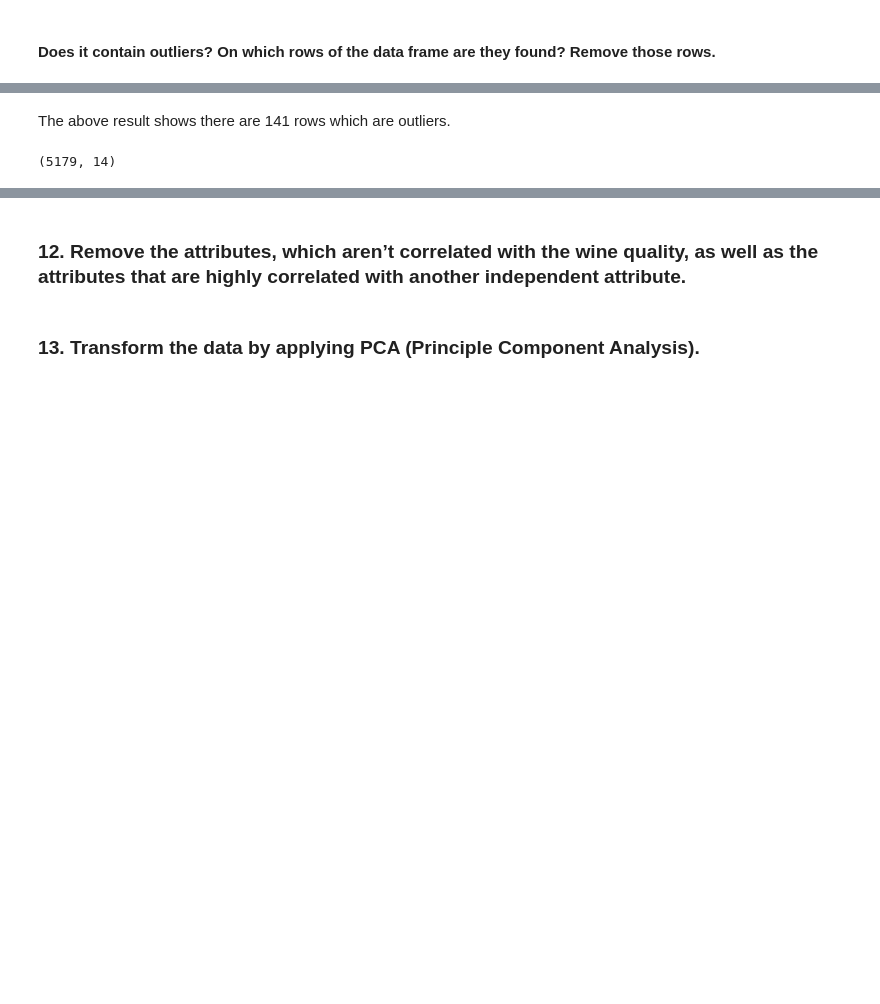
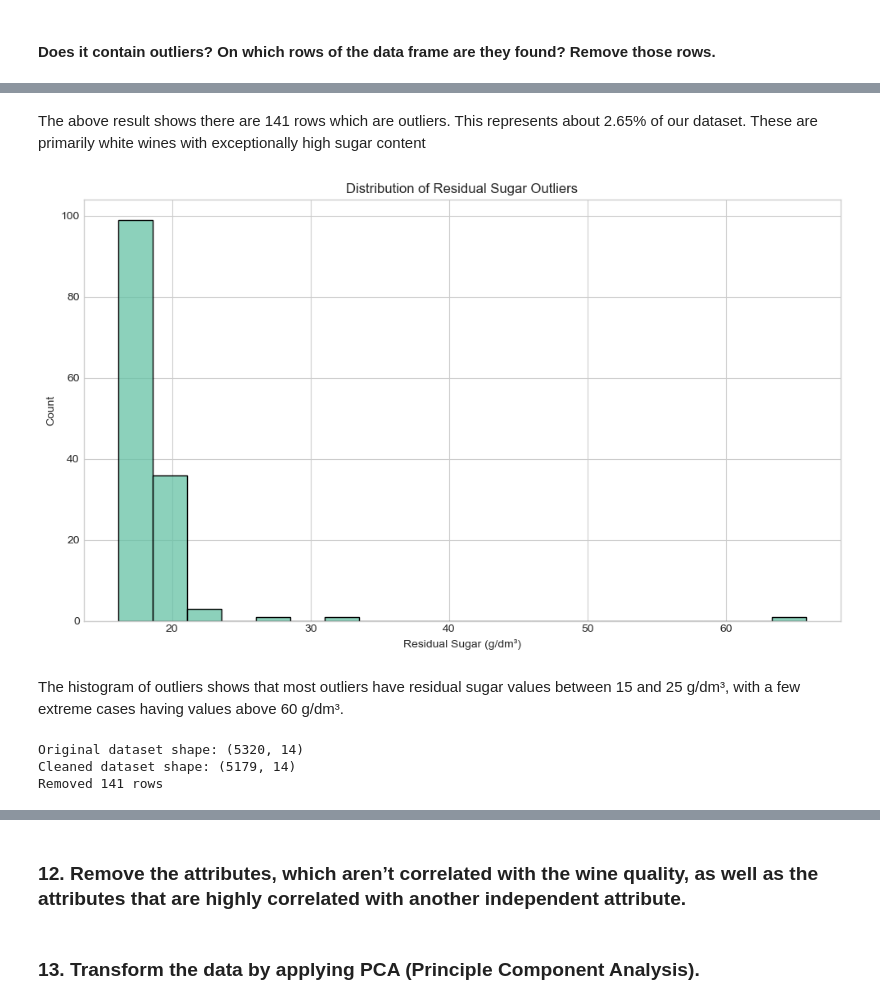
Before and after one commit to AlberteVallentin/Dat-BI-Gruppe7, a Jupyter notebook: MP2/Data_Exploration_Visualization/Wine_Quality_MP2.ipynb, the cells around one changed output, grey strips where cells are left out. Cells and saved outputs as stored; diff of their text form; code cells hidden in the pictures; blank space fills up the shorter version.

```diff
--- a/MP2/Data_Exploration_Visualization/Wine_Quality_MP2.ipynb
+++ b/MP2/Data_Exploration_Visualization/Wine_Quality_MP2.ipynb
@@ -1347,9 +1368,27 @@ Name: residual sugar, Length: 141, dtype: float64
 # %% [markdown]
-The above result shows there are 141 rows which are outliers.
+The above result shows there are 141 rows which are outliers. This represents about 2.65% of our dataset. These are primarily white wines with exceptionally high sugar content
+# %%
+# Histogram of outlier values
+plt.figure(figsize=(10, 6))
+sns.histplot(outliers, bins=20)
+plt.title('Distribution of Residual Sugar Outliers')
+plt.xlabel('Residual Sugar (g/dm³)')
+plt.ylabel('Count')
+plt.tight_layout()
+plt.show()
+# %% [output]
+[figure, added]
+# %% [markdown]
+The histogram of outliers shows that most outliers have residual sugar values between 15 and 25 g/dm³, with a few extreme cases having values above 60 g/dm³.
 # %%
-#remove the rows
+# Remove the rows with outliers
 df_combined_cleaned = df_combined.drop(outliers.index)
 
-df_combined_cleaned.shape
+# Check the shape of the cleaned dataset
+print(f"Original dataset shape: {df_combined.shape}")
+print(f"Cleaned dataset shape: {df_combined_cleaned.shape}")
+print(f"Removed {df_combined.shape[0] - df_combined_cleaned.shape[0]} rows")
 # %% [output]
-(5179, 14)
+Original dataset shape: (5320, 14)
+Cleaned dataset shape: (5179, 14)
+Removed 141 rows
```
Also changed, not shown: parts of 11 cells of this notebook.
